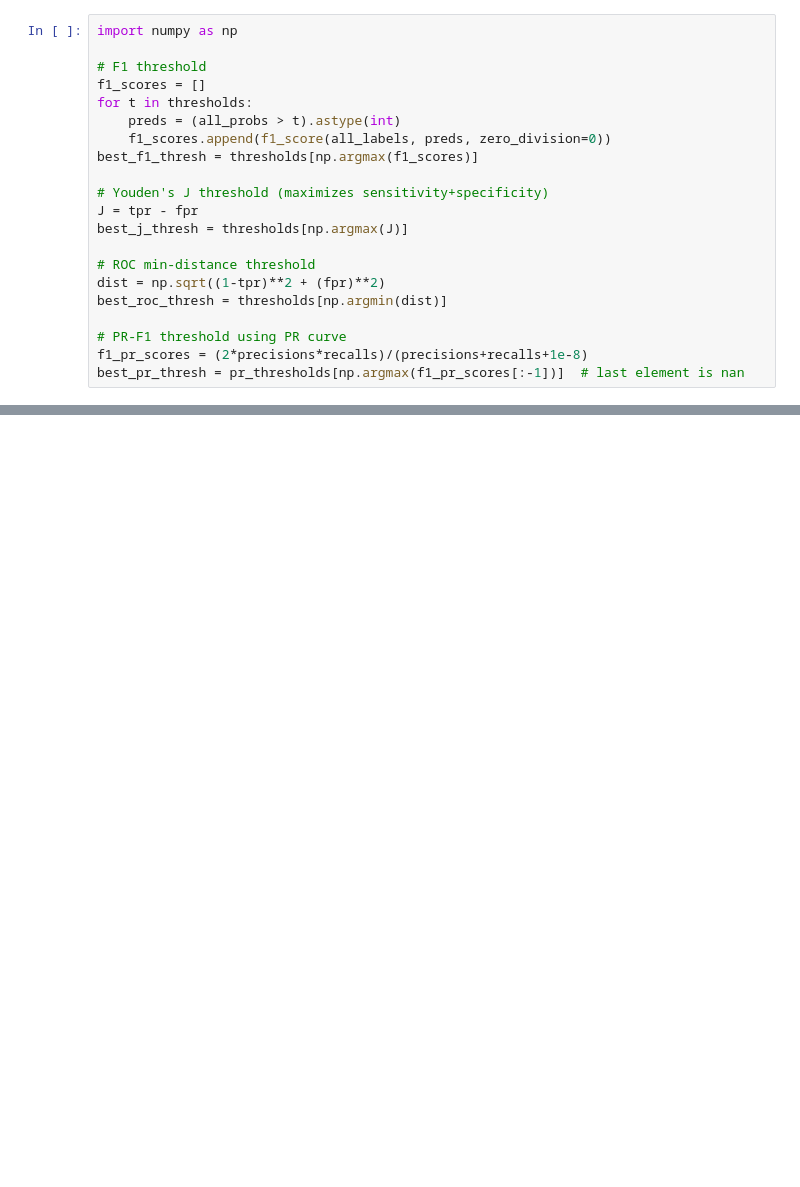
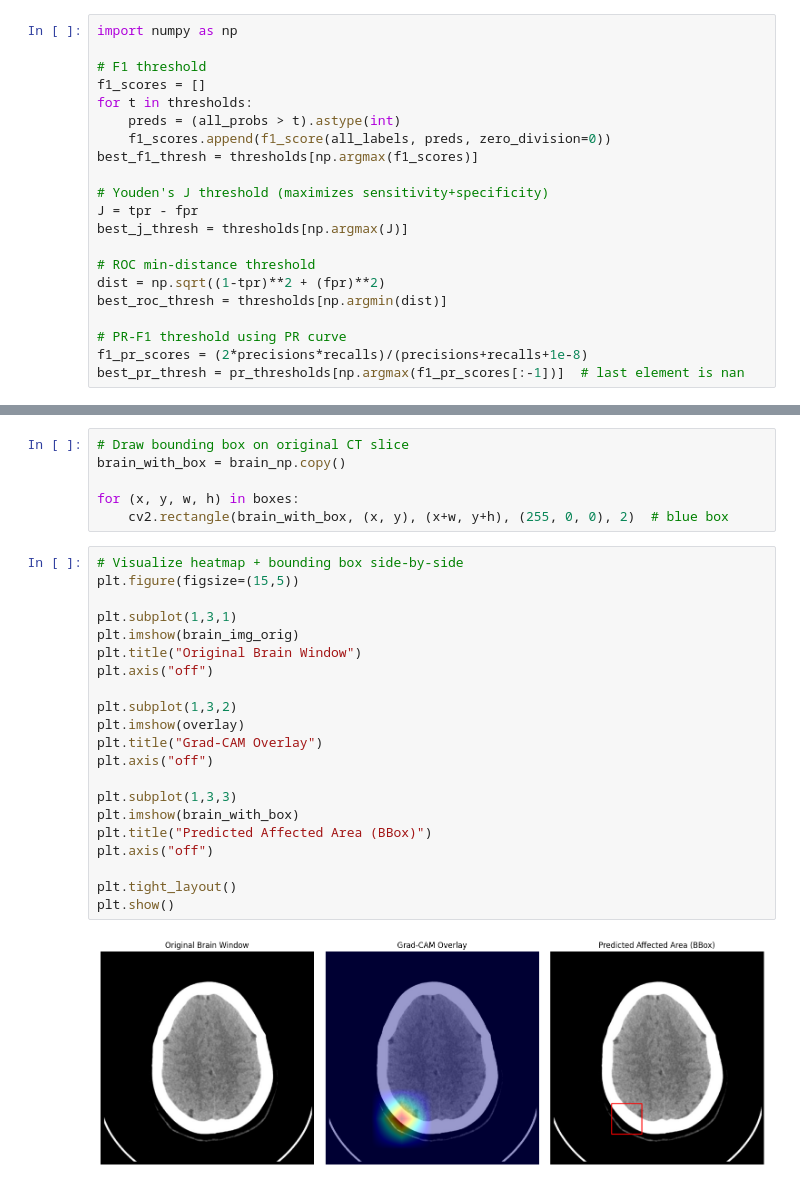
Before and after one commit to Bubu02/Intracranial_Hemorrhage_Detection_Using_Dual-Branch_EfficientNet, a Jupyter notebook: Jupyter Notebook/brain-haemorrhage-identification-v2-0.ipynb, the cells around one changed output, grey strips where cells are left out. Saved outputs shown, nothing was run; the diff lists cells and outputs as text; blank space fills up the shorter version.

```diff
--- a/Jupyter Notebook/brain-haemorrhage-identification-v2-0.ipynb
+++ b/Jupyter Notebook/brain-haemorrhage-identification-v2-0.ipynb
@@ -779,0 +1043,29 @@ plt.show()
+# %%
+# Draw bounding box on original CT slice
+brain_with_box = brain_np.copy()
+
+for (x, y, w, h) in boxes:
+    cv2.rectangle(brain_with_box, (x, y), (x+w, y+h), (255, 0, 0), 2)  # blue box
+# %%
+# Visualize heatmap + bounding box side-by-side
+plt.figure(figsize=(15,5))
+
+plt.subplot(1,3,1)
+plt.imshow(brain_img_orig)
+plt.title("Original Brain Window")
+plt.axis("off")
+
+plt.subplot(1,3,2)
+plt.imshow(overlay)
+plt.title("Grad-CAM Overlay")
+plt.axis("off")
+
+plt.subplot(1,3,3)
+plt.imshow(brain_with_box)
+plt.title("Predicted Affected Area (BBox)")
+plt.axis("off")
+
+plt.tight_layout()
+plt.show()
+# %% [output]
+[figure, added]
```
Also changed, not shown: parts of 80 cells of this notebook, 2 other files.
